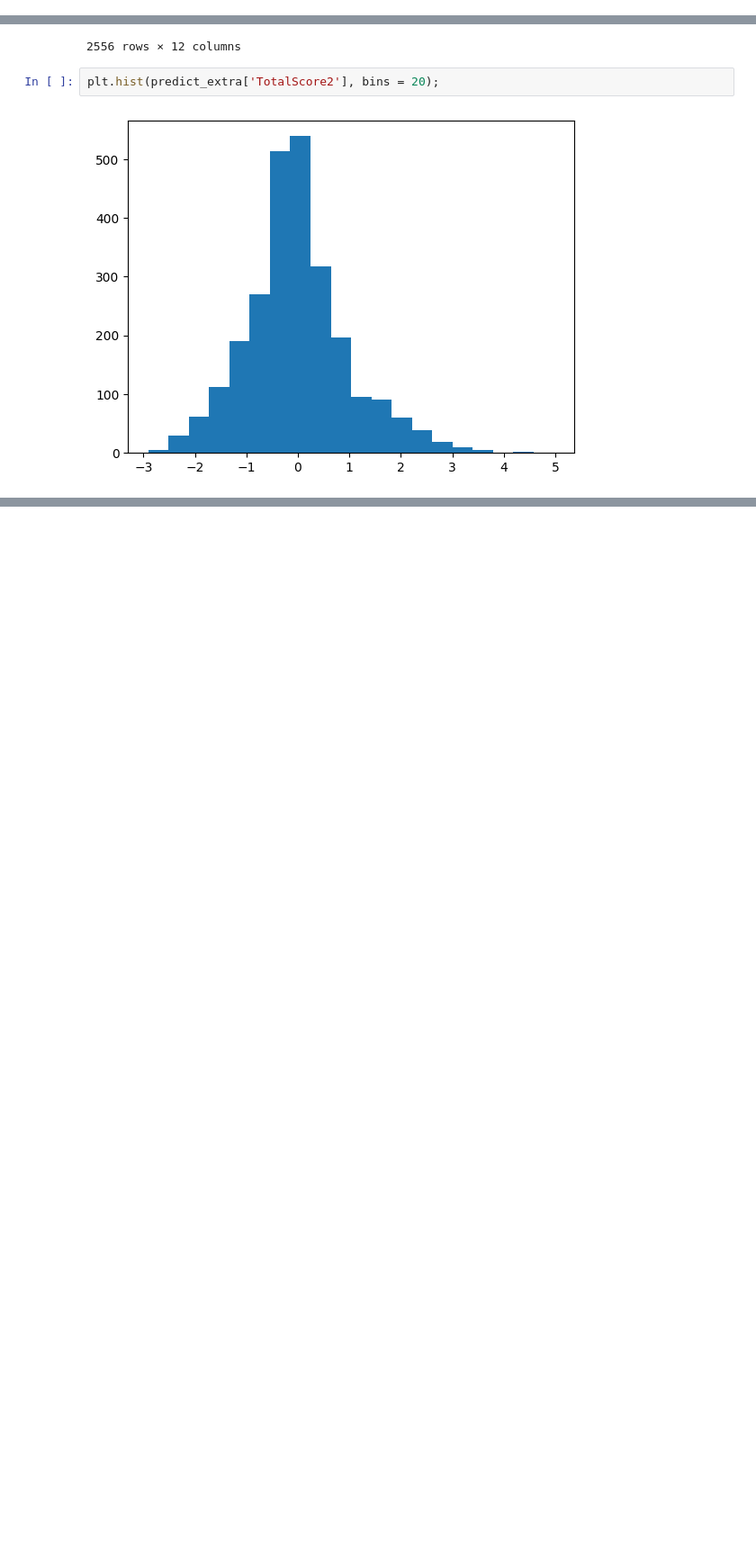
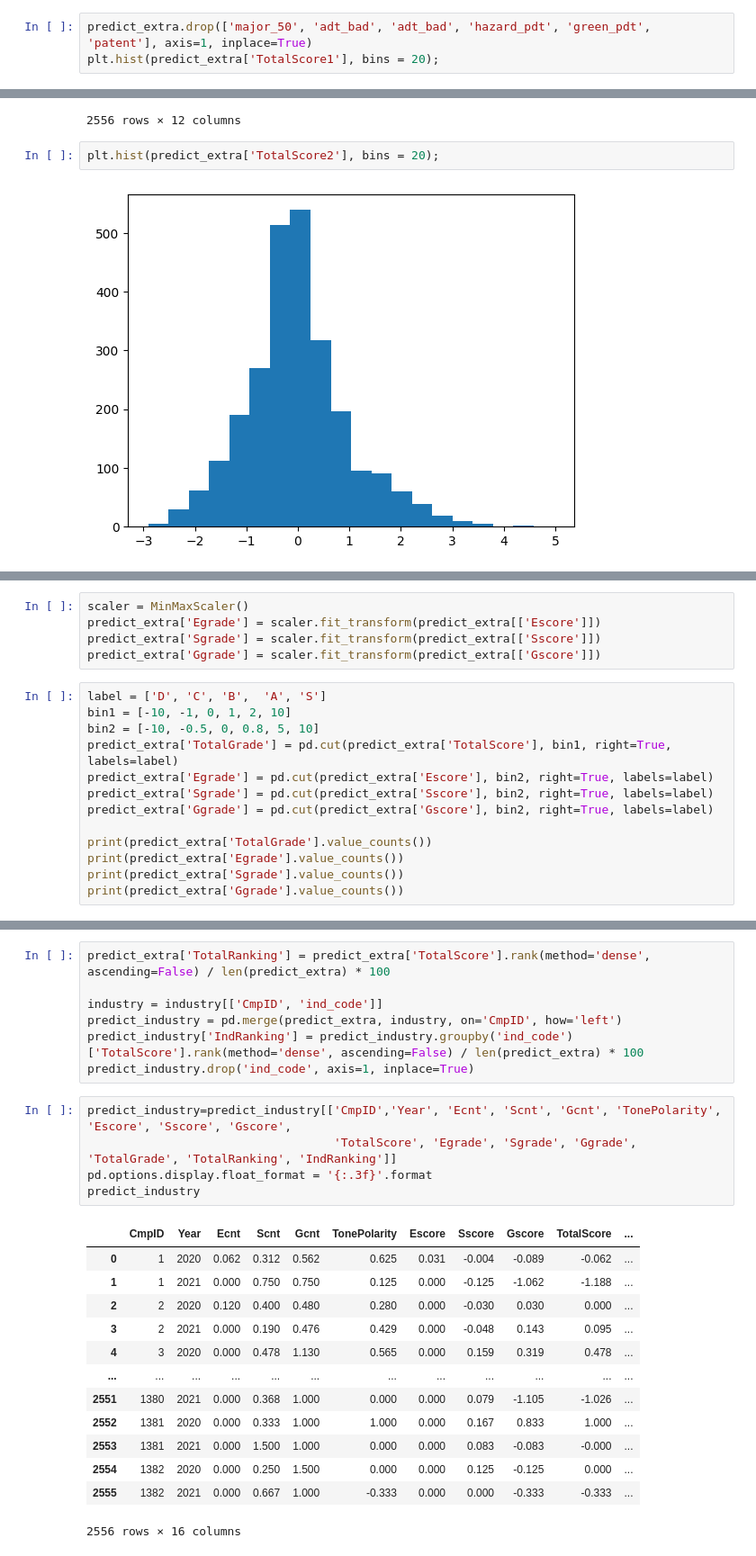
Before and after one commit to March-of-the-Ants/ESG-Rating-System, a Jupyter notebook: 5. rating/scoring_esg.ipynb, the cells around one changed output, grey strips where cells are left out. Shown at 90% size. Cells and saved outputs as stored; diff of their text form; blank space fills up the shorter version.

```diff
--- a/5. rating/scoring_esg.ipynb
+++ b/5. rating/scoring_esg.ipynb
@@ -111,0 +165,3 @@ def get_ratio(score, start=float, end=float):
+# %%
+predict_extra.drop(['major_50', 'adt_bad', 'adt_bad', 'hazard_pdt', 'green_pdt', 'patent'], axis=1, inplace=True)
+plt.hist(predict_extra['TotalScore1'], bins = 20);
@@ -175,0 +236,18 @@ None
+# %%
+scaler = MinMaxScaler()
+predict_extra['Egrade'] = scaler.fit_transform(predict_extra[['Escore']])
+predict_extra['Sgrade'] = scaler.fit_transform(predict_extra[['Sscore']])
+predict_extra['Ggrade'] = scaler.fit_transform(predict_extra[['Gscore']])
+# %%
+label = ['D', 'C', 'B',  'A', 'S']
+bin1 = [-10, -1, 0, 1, 2, 10]
+bin2 = [-10, -0.5, 0, 0.8, 5, 10]
+predict_extra['TotalGrade'] = pd.cut(predict_extra['TotalScore'], bin1, right=True, labels=label)
+predict_extra['Egrade'] = pd.cut(predict_extra['Escore'], bin2, right=True, labels=label)
+predict_extra['Sgrade'] = pd.cut(predict_extra['Sscore'], bin2, right=True, labels=label)
+predict_extra['Ggrade'] = pd.cut(predict_extra['Gscore'], bin2, right=True, labels=label)
+
+print(predict_extra['TotalGrade'].value_counts())
+print(predict_extra['Egrade'].value_counts())
+print(predict_extra['Sgrade'].value_counts())
+print(predict_extra['Ggrade'].value_counts())
@@ -176 +272,27 @@ None
+# %%
+predict_extra['TotalRanking'] = predict_extra['TotalScore'].rank(method='dense', ascending=False) / len(predict_extra) * 100
+
+industry = industry[['CmpID', 'ind_code']]
+predict_industry = pd.merge(predict_extra, industry, on='CmpID', how='left')
+predict_industry['IndRanking'] = predict_industry.groupby('ind_code')['TotalScore'].rank(method='dense', ascending=False) / len(predict_extra) * 100
+predict_industry.drop('ind_code', axis=1, inplace=True)
+# %%
+predict_industry=predict_industry[['CmpID','Year', 'Ecnt', 'Scnt', 'Gcnt', 'TonePolarity', 'Escore', 'Sscore', 'Gscore',
+                                   'TotalScore', 'Egrade', 'Sgrade', 'Ggrade', 'TotalGrade', 'TotalRanking', 'IndRanking']]
+pd.options.display.float_format = '{:.3f}'.format
+predict_industry
+# %% [output]
+|  | CmpID | Year | Ecnt | Scnt | Gcnt | TonePolarity | Escore | Sscore | Gscore | TotalScore | ... |
+| 0 | 1 | 2020 | 0.062 | 0.312 | 0.562 | 0.625 | 0.031 | -0.004 | -0.089 | -0.062 | ... |
+| 1 | 1 | 2021 | 0.000 | 0.750 | 0.750 | 0.125 | 0.000 | -0.125 | -1.062 | -1.188 | ... |
+| 2 | 2 | 2020 | 0.120 | 0.400 | 0.480 | 0.280 | 0.000 | -0.030 | 0.030 | 0.000 | ... |
+| 3 | 2 | 2021 | 0.000 | 0.190 | 0.476 | 0.429 | 0.000 | -0.048 | 0.143 | 0.095 | ... |
+| 4 | 3 | 2020 | 0.000 | 0.478 | 1.130 | 0.565 | 0.000 | 0.159 | 0.319 | 0.478 | ... |
+| ... | ... | ... | ... | ... | ... | ... | ... | ... | ... | ... | ... |
+| 2551 | 1380 | 2021 | 0.000 | 0.368 | 1.000 | 0.000 | 0.000 | 0.079 | -1.105 | -1.026 | ... |
+| 2552 | 1381 | 2020 | 0.000 | 0.333 | 1.000 | 1.000 | 0.000 | 0.167 | 0.833 | 1.000 | ... |
+| 2553 | 1381 | 2021 | 0.000 | 1.500 | 1.000 | 0.000 | 0.000 | 0.083 | -0.083 | -0.000 | ... |
+| 2554 | 1382 | 2020 | 0.000 | 0.250 | 1.500 | 0.000 | 0.000 | 0.125 | -0.125 | 0.000 | ... |
+| 2555 | 1382 | 2021 | 0.000 | 0.667 | 1.000 | -0.333 | 0.000 | 0.000 | -0.333 | -0.333 | ... |
+2556 rows × 16 columns
 # %%
```
Also changed, not shown: parts of 19 cells of this notebook, 5 other files.
